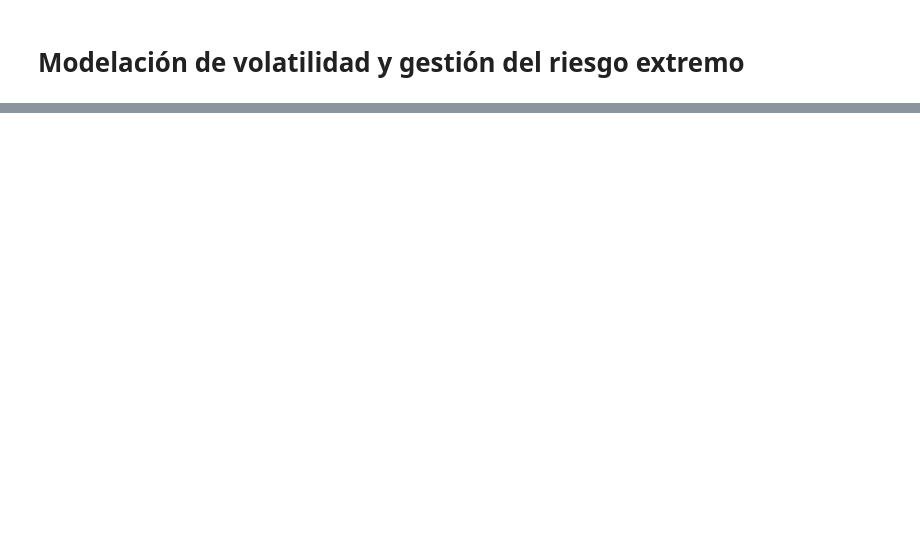
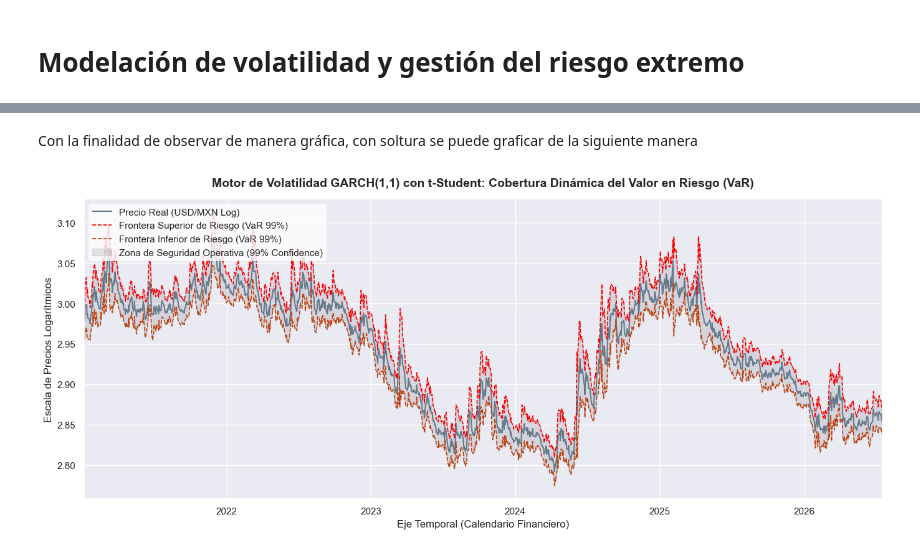
Before and after one commit to mari0ocape1-art/usd-mxn-volatility-switching-ml, a Jupyter notebook: nb2_volatilidad_2.ipynb, the cells around one changed output, grey strips where cells are left out. Saved outputs shown, nothing was run; the diff lists cells and outputs as text; code cells hidden in the pictures; blank space fills up the shorter version.

```diff
--- a/nb2_volatilidad_2.ipynb
+++ b/nb2_volatilidad_2.ipynb
@@ -487,0 +215,16 @@ Al correrle el Test de ARCH a ese resultado final (\(z_{t}\)), lo que estás hac
+# %%
+# Se crea la matriz del riesgo alineado al precio real y la volatilidad recuperada
+df_var = pd.DataFrame(index=df_volatilidad_real.index)
+df_var['USD_MXN_real_log'] = df_main_log['USD_MXN_log']
+df_var['volatilidad_garch'] = df_volatilidad_real['volatilidad_garch_usd']
+
+# Fabricación de las bandas del VaR al 95% y al 99%
+# se multiplica los cuantiles estrictos de tu t-Student por la volatilidad lineal de cada día
+df_var['VaR_Sup_95'] = df_var['USD_MXN_real_log'] + (cuantil_95 * df_var['volatilidad_garch'])
+df_var['VaR_Inf_95'] = df_var['USD_MXN_real_log'] - (cuantil_95 * df_var['volatilidad_garch'])
+
+df_var['VaR_Sup_99'] = df_var['USD_MXN_real_log'] + (cuantil_99 * df_var['volatilidad_garch'])
+df_var['VaR_Inf_99'] = df_var['USD_MXN_real_log'] - (cuantil_99 * df_var['volatilidad_garch'])
+
+print("Protección de valor en riesgo dinámico:")
+df_var[['USD_MXN_real_log', 'VaR_Inf_99', 'VaR_Sup_99']].head(10)
@@ -487,0 +245,47 @@ Al correrle el Test de ARCH a ese resultado final (\(z_{t}\)), lo que estás hac
+# %% [markdown]
+Con la finalidad de observar de manera gráfica, con soltura se puede graficar de la siguiente manera
+# %%
+sns.set_theme(style="darkgrid")
+
+g = sns.relplot(
+    data=df_var,
+    x=df_var.index,
+    y='USD_MXN_real_log',
+    kind='line',
+    color='#667a8a',
+    linewidth=1.5,
+    height=6,
+    aspect=2.3
+)
+
+sns.lineplot(data=df_var, x=df_var.index, y='VaR_Sup_99', color='red', linestyle='--', linewidth=1.2, ax=g.ax)
+sns.lineplot(data=df_var, x=df_var.index, y='VaR_Inf_99', color='#c2410c', linestyle='--', linewidth=1.2, ax=g.ax)
+
+# región de confianza
+g.ax.fill_between(
+    df_var.index,
+    df_var['VaR_Inf_99'],
+    df_var['VaR_Sup_99'],
+    color='#0f172a',
+    alpha=0.1
+)
+
+g.ax.set_title('Motor de Volatilidad GARCH(1,1) con t-Student: Cobertura Dinámica del Valor en Riesgo (VaR)', fontsize=14, fontweight='bold', pad=15)
+g.set_axis_labels('Eje Temporal (Calendario Financiero)', 'Escala de Precios Logarítmicos', fontsize=12)
+
+g.ax.legend(
+    handles=g.ax.get_lines() + [plt.Rectangle((0,0),1,1, color='#0f172a', alpha=0.1)],
+    labels=['Precio Real (USD/MXN Log)', 'Frontera Superior de Riesgo (VaR 99%)', 'Frontera Inferior de Riesgo (VaR 99%)', 'Zona de Seguridad Operativa (99% Confidence)'],
+    loc='upper left',
+    frameon=True,
+    facecolor='white',
+    edgecolor='none'
+)
+
+# Ajustamos los límites del eje X de forma estricta sobre el contenedor g
+g.ax.autoscale(enable=True, axis='x', tight=True)
+
+plt.tight_layout()
+plt.show()
+# %% [output]
+[figure, added]
```
Also changed, not shown: parts of 36 cells of this notebook.
